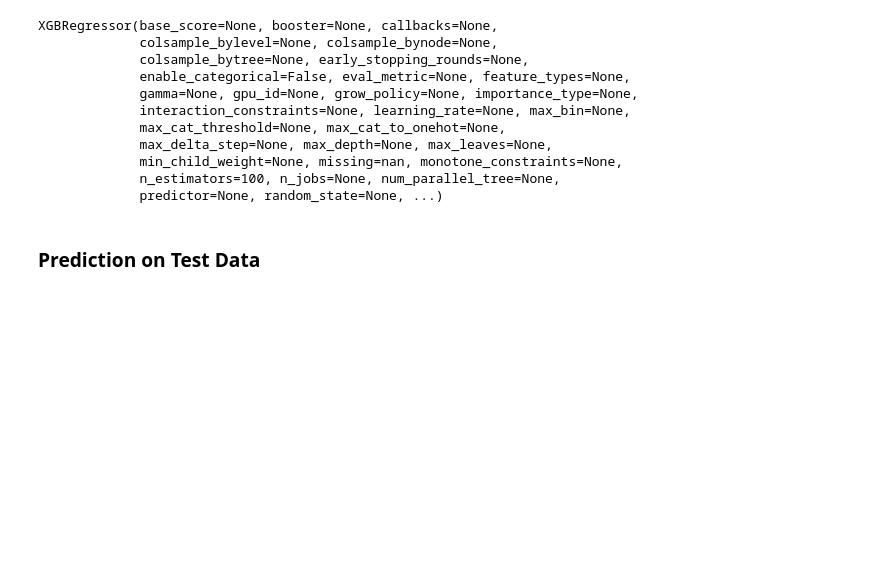
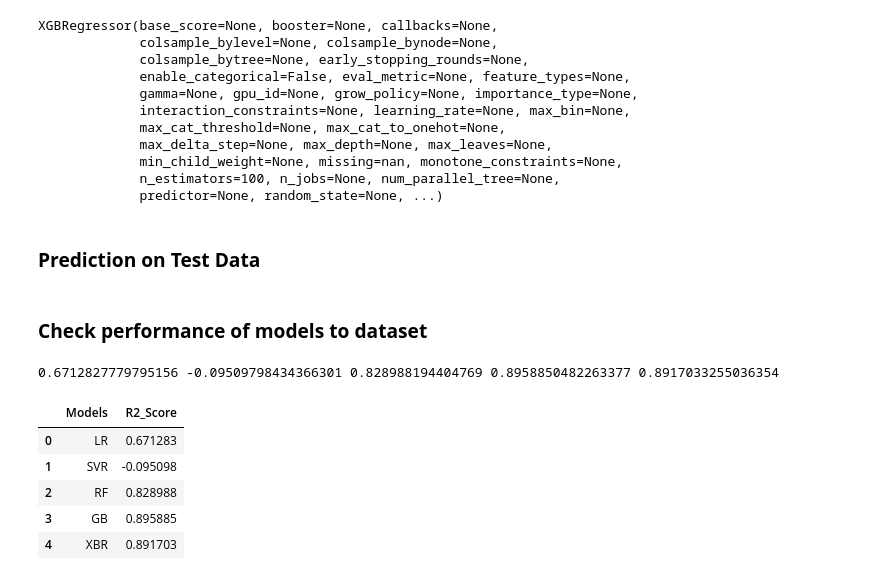
Before and after one commit to Edy-Mochamad/Machine_Learning_project-Pizza_price_Prediction, a Jupyter notebook: notebook.ipynb, the cells around one changed output. Drawn from its saved outputs; the diff is of its cells as text; code cells hidden in the pictures; blank space fills up the shorter version.

```diff
--- a/notebook.ipynb
+++ b/notebook.ipynb
@@ -500,3 +500,5 @@ y_pred2 = svm.predict(X_test)
 y_pred3 = rf.predict(X_test)
 y_pred4 = gbr.predict(X_test)
 y_pred5 = xb.predict(X_test)
+# %% [markdown]
+### **Check performance of models to dataset**
@@ -502,0 +513,18 @@ y_pred5 = xb.predict(X_test)
+# %%
+print(score1, score2, score3, score4, score5)
+# %% [output]
+0.6712827779795156 -0.09509798434366301 0.828988194404769 0.8958850482263377 0.8917033255036354
+# %%
+final_data = pd.DataFrame({
+    'Models' : ['LR', 'SVR', 'RF', 'GB', 'XBR'],
+    'R2_Score' : [score1, score2, score3, score4, score5]
+})
+
+final_data
+# %% [output]
+|  | Models | R2_Score |
+| 0 | LR | 0.671283 |
+| 1 | SVR | -0.095098 |
+| 2 | RF | 0.828988 |
+| 3 | GB | 0.895885 |
+| 4 | XBR | 0.891703 |
```
Also changed, not shown: parts of 13 cells of this notebook.
